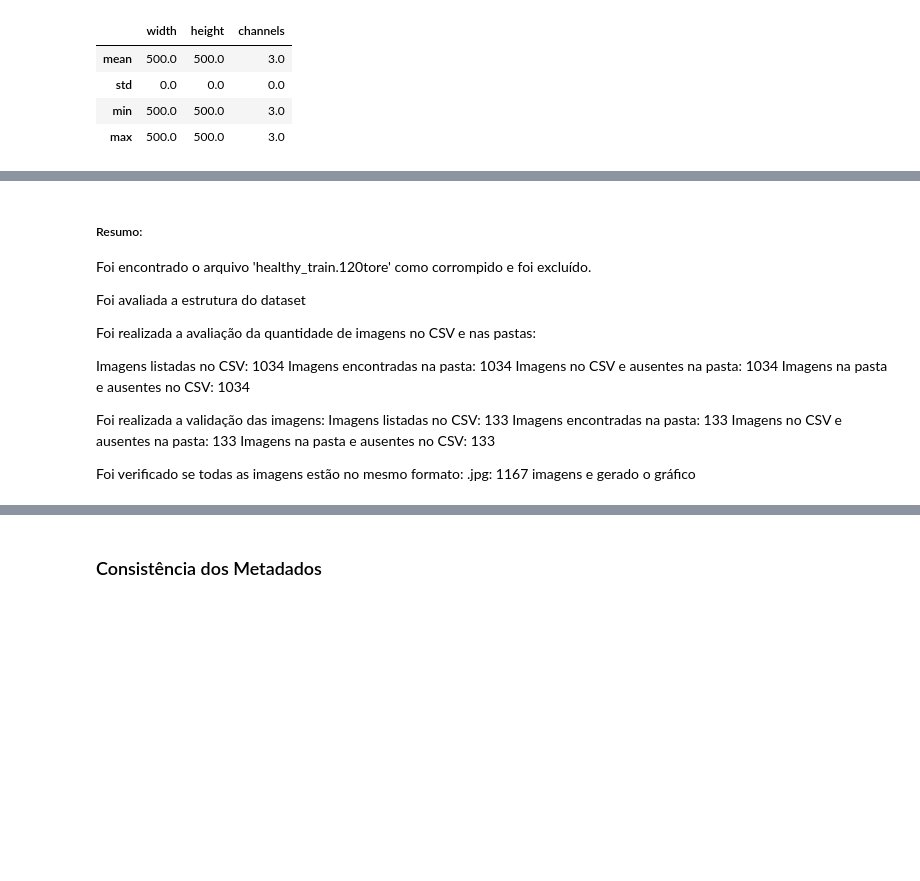
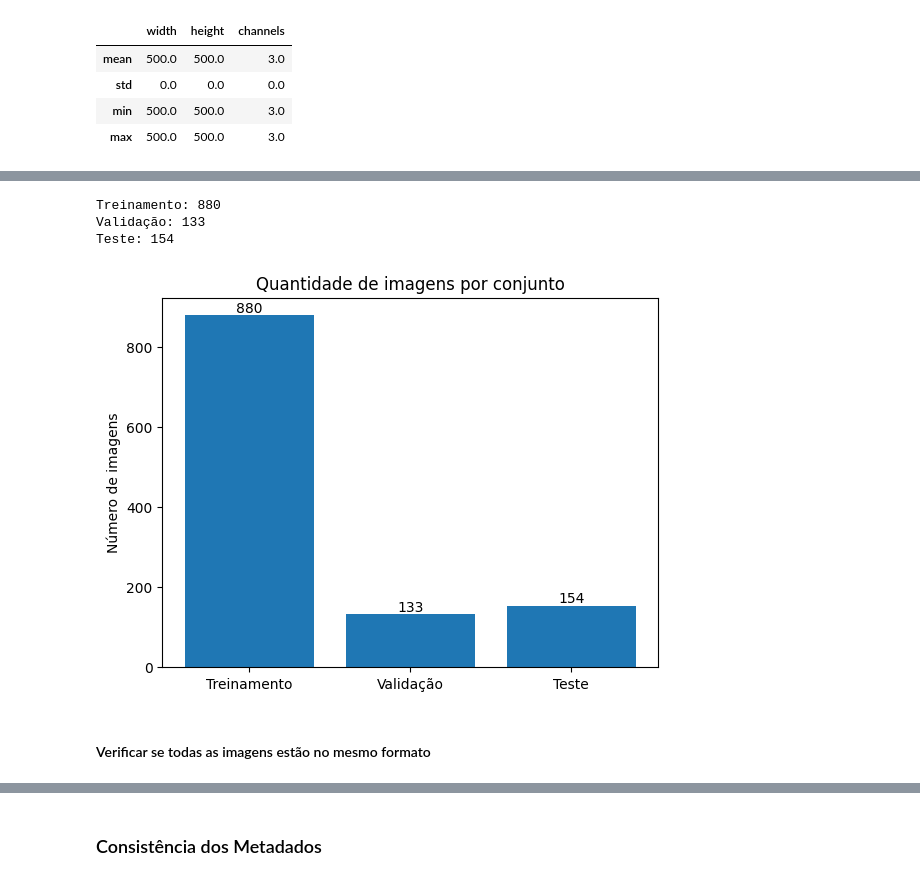
Before and after one commit to jaimejrs/avanti-bean-leaf-classification, a Jupyter notebook: squad_03_bean_leaf_classification_cris.ipynb, the cells around one changed output, grey strips where cells are left out. Drawn from its saved outputs; the diff is of its cells as text; code cells hidden in the pictures; blank space fills up the shorter version.

Commit message:
gerado o gráfico da quantidade de imagens para treinamento, validação e teste e verifica se todas as imagens estão no mesmo formato

```diff
--- a/squad_03_bean_leaf_classification_cris.ipynb
+++ b/squad_03_bean_leaf_classification_cris.ipynb
@@ -360,22 +308,52 @@ plt.show()
-# %% [markdown]
-##### Resumo:
-
-
-Foi encontrado o arquivo 'healthy_train.120tore' como corrompido e foi excluído.
-
-Foi avaliada a estrutura do dataset
-
-Foi realizada a avaliação da quantidade de imagens no CSV e nas pastas:
-
-Imagens listadas no CSV: 1034
-Imagens encontradas na pasta: 1034
-Imagens no CSV e ausentes na pasta: 1034
-Imagens na pasta e ausentes no CSV: 1034
-
-Foi realizada a validação das imagens:
-Imagens listadas no CSV: 133
-Imagens encontradas na pasta: 133
-Imagens no CSV e ausentes na pasta: 133
-Imagens na pasta e ausentes no CSV: 133
-
-Foi verificado se todas as imagens estão no mesmo formato: .jpg: 1167 imagens e gerado o gráfico
+# %%
+train_dir = "./bean-leaf-lesions-classification/train"
+validation_dir = "./bean-leaf-lesions-classification/val"
+test_dir = "./bean-leaf-lesions-classification/test"
+
+def contar_imagens(diretorio):
+    total = 0
+
+    for classe in os.listdir(diretorio):
+        pasta = os.path.join(diretorio, classe)
+
+        if os.path.isdir(pasta):
+            total += len(os.listdir(pasta))
+
+    return total
+
+train = contar_imagens(train_dir)
+validation = contar_imagens(val_dir)
+test = contar_imagens(test_dir)
+
+print(f"Treinamento: {train}")
+print(f"Validação: {validation}")
+print(f"Teste: {test}")
+# %% [output]
+Treinamento: 880
+Validação: 133
+Teste: 154
+# %%
+# Gráfico
+conjuntos = ["Treinamento", "Validação", "Teste"]
+quantidades = [train, validation, test]
+
+ax = plt.bar(conjuntos, quantidades)
+
+plt.title("Quantidade de imagens por conjunto")
+plt.ylabel("Número de imagens")
+
+for barra in ax:
+    altura = barra.get_height()
+    plt.text(
+        barra.get_x() + barra.get_width()/2,
+        altura,
+        str(int(altura)),
+        ha='center',
+        va='bottom'
+    )
+
+plt.show()
+# %% [output]
+[figure, added]
+# %% [markdown]
+#### Verificar se todas as imagens estão no mesmo formato
```
Also changed, not shown: parts of 6 cells of this notebook.
